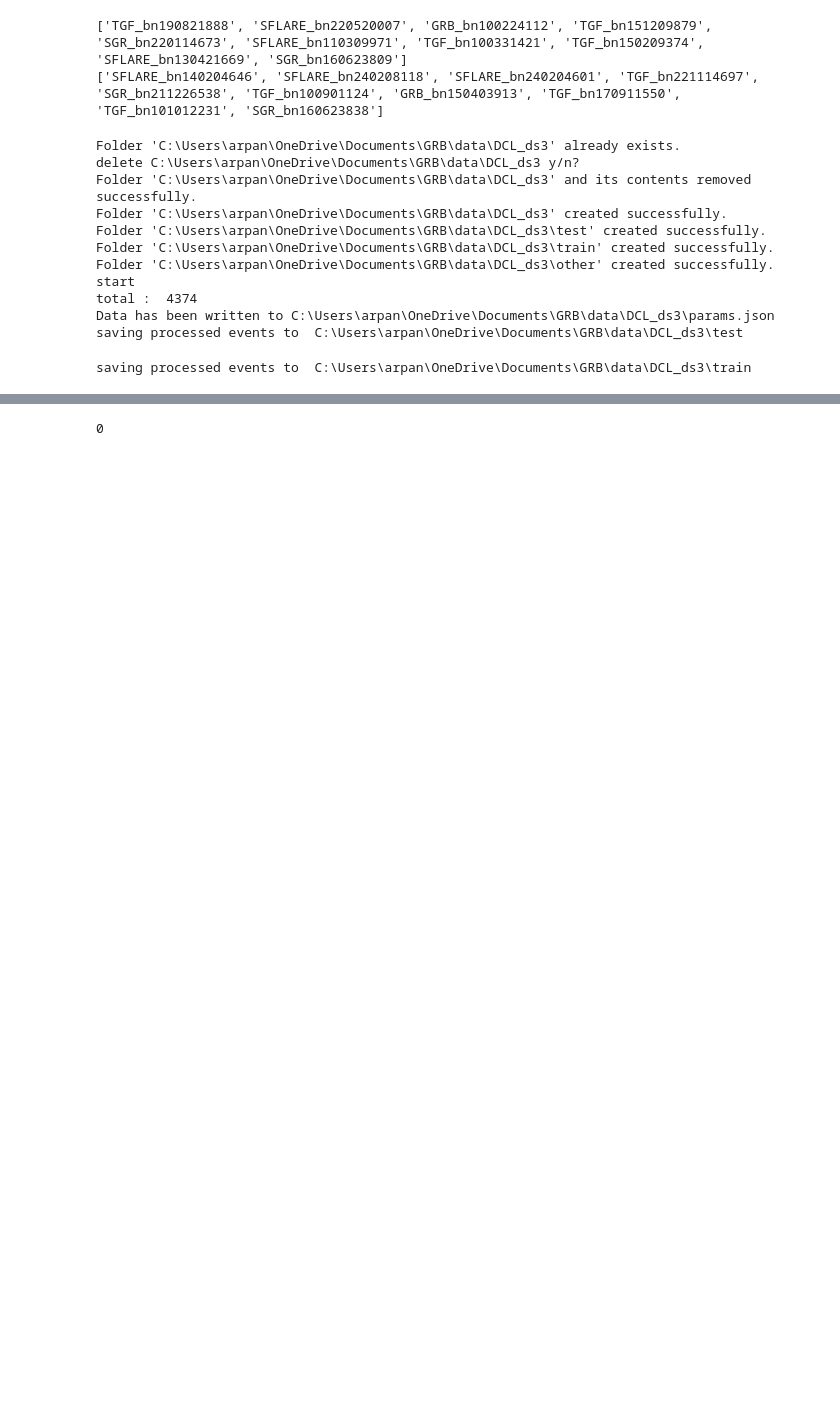
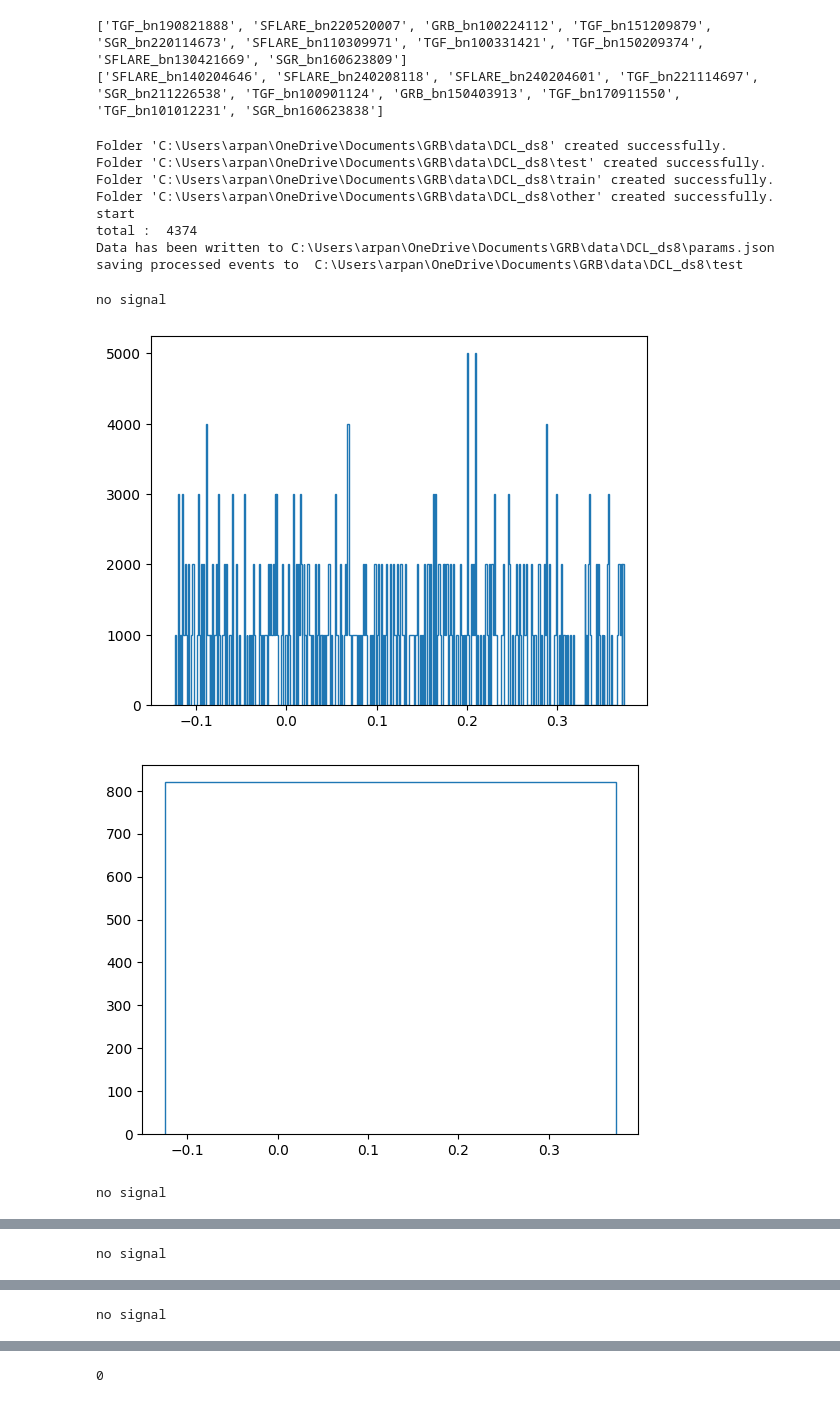
Before and after one commit to ArpanJohn/Transient_Classification, a Jupyter notebook: data_prep_DCL.ipynb, the cells around one changed output, grey strips where cells are left out. Saved outputs shown, nothing was run; the diff lists cells and outputs as text; code cells hidden in the pictures; blank space fills up the shorter version.

```diff
--- a/data_prep_DCL.ipynb
+++ b/data_prep_DCL.ipynb
@@ -364,10 +370,10 @@ if True:
     folders = [str(folder) for folder in os.listdir(source_data_set_path) if os.path.isdir(os.path.join(source_data_set_path, folder))]
 
     # list of bin sizes
-    bin_list = [0.004,0.016,0.064,0.256,1.024,4.096]
+    bin_list =  [0.001,0.004,0.016,0.064,0.256,1.024,4.096] # [0.004,0.016,0.064,0.256,1.024,4.096] # [0.001, 0.005, 0.01, 0.1, 0.5, 1, 5] #
 
     # number of datapoints in a light curve
-    data_no = 1000
+    data_no = 500
 
     # ratio of pre-trigger to post-trigger
     r = 0.25
@@ -377,7 +383,7 @@ if True:
     chr2 = [51, 124]
 
     dir_path = tools.json_path(r'data_path.json')
-    data_set_name = "DCL_ds3"
+    data_set_name = "DCL_ds8"
 
     # creating the data set folder
     data_set_path = os.path.join(dir_path,data_set_name)
@@ -399,50 +405,50 @@ if True:
 
     # Writing the parameters to a json file
     params_dict = {"bin list": bin_list, "time interval": 'n/a', "number of data points": data_no-1, "data set name": data_set_name, "data set path": str(data_set_path),
-                "channel ranges": (chr1,chr2)}
+                "channel ranges": (chr1,chr2), "ratio":r, "type": "hrates"}
     write_json_file = tools.write_json_file(params_dict, os.path.join(data_set_path,'params.json'))
 
 
     error_folders = []
 
     profiler = line_profiler.LineProfiler()
     profiler.add_function(process_folder)
     profiler.enable_by_count()
 
 zero_files = 0
 
 # processing test data
 print('saving processed events to ',test_path)
-for folder in tqdm(test_events[:], desc="Processing folders", unit="folder"):
-   process_folder(folder,bin_list,data_no,r,chr1,chr2,test_path,source_data_set_path,error_folders, plot=False)
+for folder in tqdm(test_events[10:15], desc="Processing folders", unit="folder"):
+   zero_files = process_folder(folder,bin_list,data_no,r,chr1,chr2,test_path,source_data_set_path,error_folders, zero_files,plot=True)
 
 # processing train data
-print('saving processed events to ',train_path)
-for folder in tqdm(train_events[:], desc="Processing folders", unit="folder"):
-   process_folder(folder,bin_list,data_no,r,chr1,chr2,train_path,source_data_set_path,error_folders, plot=False)
+# print('saving processed events to ',train_path)
+# for folder in tqdm(train_events[:], desc="Processing folders", unit="folder"):
+#    zero_files = process_folder(folder,bin_list,data_no,r,chr1,chr2,train_path,source_data_set_path,error_folders,zero_files, plot=False)
 
 
 profiler.print_stats()
 print('\n----------------------------------------------------------------------------\n\nevents', folders, ' in folder', data_set_path)
 end_time = time.time()
 
 # Calculate and print the elapsed time
 elapsed_time = end_time - start_time
 print(f"Elapsed Time: {elapsed_time:.2f} seconds")
 
 print("errors occured in:")
 for folder in error_folders:
     print(folder)
 # %% [output]
-Folder 'C:\Users\arpan\OneDrive\Documents\GRB\data\DCL_ds3' already exists.
-delete C:\Users\arpan\OneDrive\Documents\GRB\data\DCL_ds3 y/n?
-Folder 'C:\Users\arpan\OneDrive\Documents\GRB\data\DCL_ds3' and its contents removed successfully.
-Folder 'C:\Users\arpan\OneDrive\Documents\GRB\data\DCL_ds3' created successfully.
-Folder 'C:\Users\arpan\OneDrive\Documents\GRB\data\DCL_ds3\test' created successfully.
-Folder 'C:\Users\arpan\OneDrive\Documents\GRB\data\DCL_ds3\train' created successfully.
-Folder 'C:\Users\arpan\OneDrive\Documents\GRB\data\DCL_ds3\other' created successfully.
+Folder 'C:\Users\arpan\OneDrive\Documents\GRB\data\DCL_ds8' created successfully.
+Folder 'C:\Users\arpan\OneDrive\Documents\GRB\data\DCL_ds8\test' created successfully.
+Folder 'C:\Users\arpan\OneDrive\Documents\GRB\data\DCL_ds8\train' created successfully.
+Folder 'C:\Users\arpan\OneDrive\Documents\GRB\data\DCL_ds8\other' created successfully.
 start
 total :  4374
-Data has been written to C:\Users\arpan\OneDrive\Documents\GRB\data\DCL_ds3\params.json
-saving processed events to  C:\Users\arpan\OneDrive\Documents\GRB\data\DCL_ds3\test
+Data has been written to C:\Users\arpan\OneDrive\Documents\GRB\data\DCL_ds8\params.json
+saving processed events to  C:\Users\arpan\OneDrive\Documents\GRB\data\DCL_ds8\test
-saving processed events to  C:\Users\arpan\OneDrive\Documents\GRB\data\DCL_ds3\train
+no signal
+[figure, added]
+[figure, added]
+no signal
@@ -448,0 +457 @@ saving processed events to  C:\Users\arpan\OneDrive\Documents\GRB\data\DCL_ds3\t
+no signal
@@ -448,0 +460 @@ saving processed events to  C:\Users\arpan\OneDrive\Documents\GRB\data\DCL_ds3\t
+no signal
```
Also changed, not shown: parts of 3 cells of this notebook, 3 other files.
